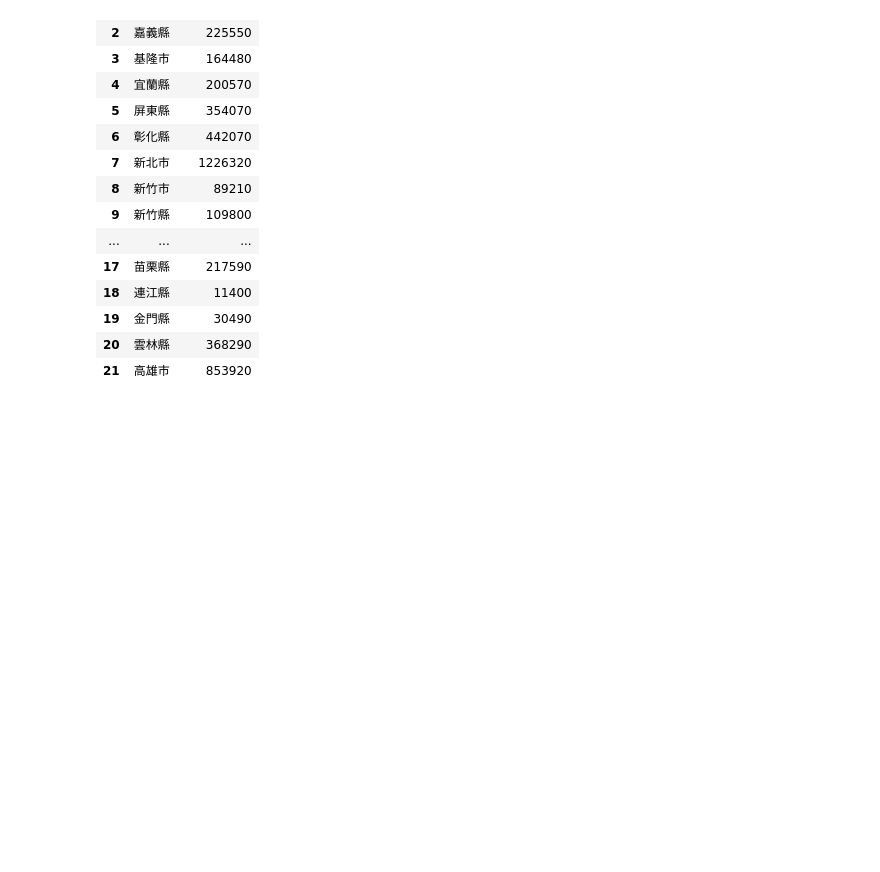
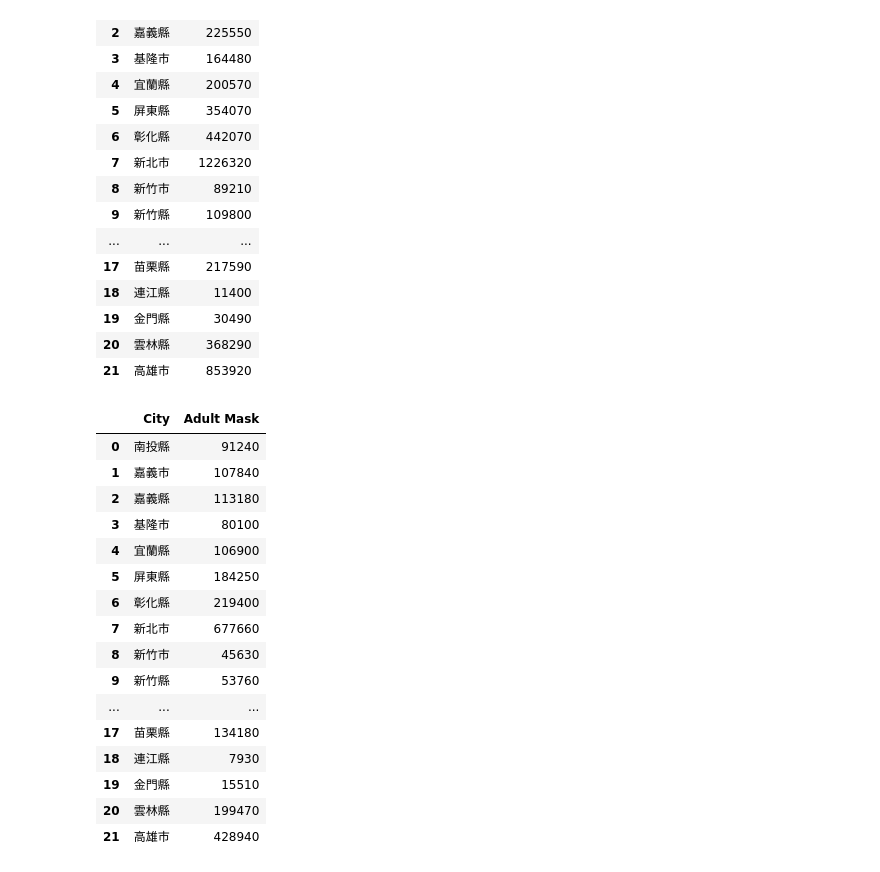
Before and after one commit to jason272727/-API-, a Jupyter notebook: 「口罩資料API串接_ipynb」的副本.ipynb, the cells around one changed output. Cells and saved outputs as stored; diff of their text form; code cells hidden in the pictures; blank space fills up the shorter version.

```diff
--- a/「口罩資料API串接_ipynb」的副本.ipynb
+++ b/「口罩資料API串接_ipynb」的副本.ipynb
@@ -47,3 +47,25 @@ commit2_df
 | 19 | 金門縣 | 30490 |
 | 20 | 雲林縣 | 368290 |
 | 21 | 高雄市 | 853920 |
+# %%
+temp_data3 = df.loc[:,'properties.mask_adult'].groupby(df['properties.address']).sum('properties.mask_adult')
+commit3_df = pd.DataFrame({'City':temp_data3.index, 'Adult Mask': temp_data3.values})
+commit3_df
+# %% [output]
+|  | City | Adult Mask |
+| 0 | 南投縣 | 91240 |
+| 1 | 嘉義市 | 107840 |
+| 2 | 嘉義縣 | 113180 |
+| 3 | 基隆市 | 80100 |
+| 4 | 宜蘭縣 | 106900 |
+| 5 | 屏東縣 | 184250 |
+| 6 | 彰化縣 | 219400 |
+| 7 | 新北市 | 677660 |
+| 8 | 新竹市 | 45630 |
+| 9 | 新竹縣 | 53760 |
+| ... | ... | ... |
+| 17 | 苗栗縣 | 134180 |
+| 18 | 連江縣 | 7930 |
+| 19 | 金門縣 | 15510 |
+| 20 | 雲林縣 | 199470 |
+| 21 | 高雄市 | 428940 |
```
